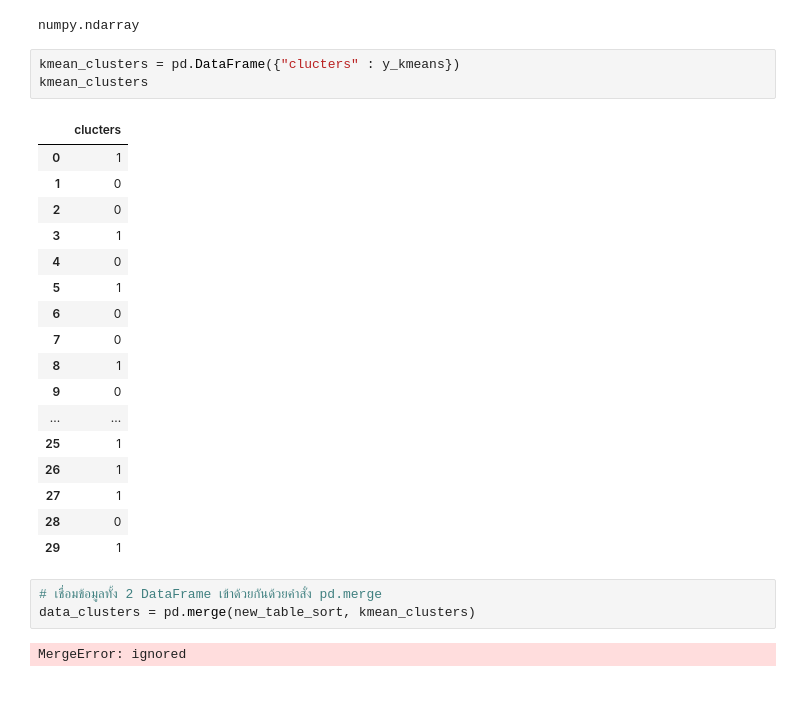
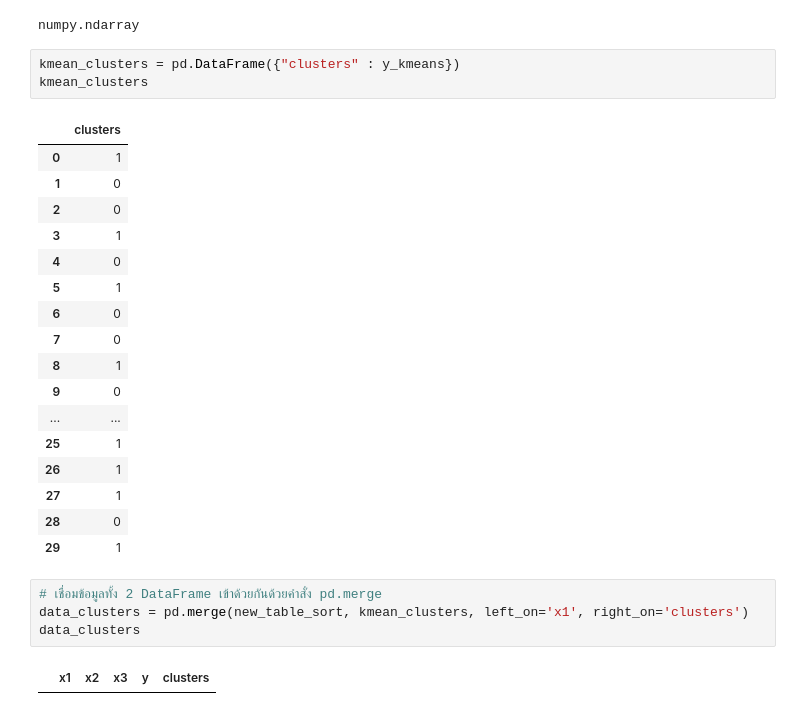
Before and after one commit to iam-fern/Research, a Jupyter notebook: GQtest_Cluster.ipynb, the cells around one changed output. Cells and saved outputs as stored; diff of their text form.

```diff
--- a/GQtest_Cluster.ipynb
+++ b/GQtest_Cluster.ipynb
@@ -226,10 +218,10 @@ type(df.to_numpy())
 # %% [output]
 numpy.ndarray
 # %%
-kmean_clusters = pd.DataFrame({"clucters" : y_kmeans})
+kmean_clusters = pd.DataFrame({"clusters" : y_kmeans})
 kmean_clusters
 # %% [output]
-|  | clucters |
+|  | clusters |
 | 0 | 1 |
 | 1 | 0 |
 | 2 | 0 |
@@ -248,6 +240,7 @@ kmean_clusters
 | 29 | 1 |
 # %%
 # เชื่อมข้อมูลทั้ง 2 DataFrame เข้าด้วยกันด้วยคำสั่ง pd.merge
-data_clusters = pd.merge(new_table_sort, kmean_clusters)
+data_clusters = pd.merge(new_table_sort, kmean_clusters, left_on='x1', right_on='clusters')
+data_clusters
 # %% [output]
-MergeError: ignored
+|  | x1 | x2 | x3 | y | clusters |
```
Also changed, not shown: parts of 1 cell of this notebook.
